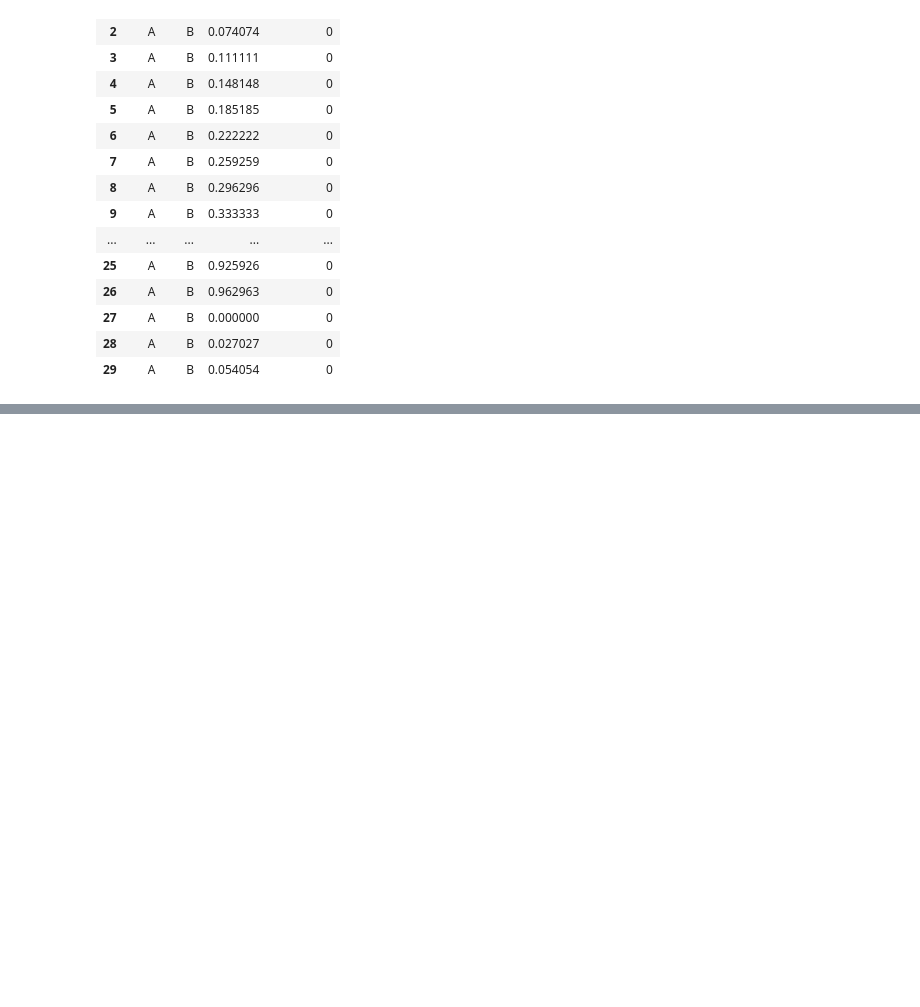
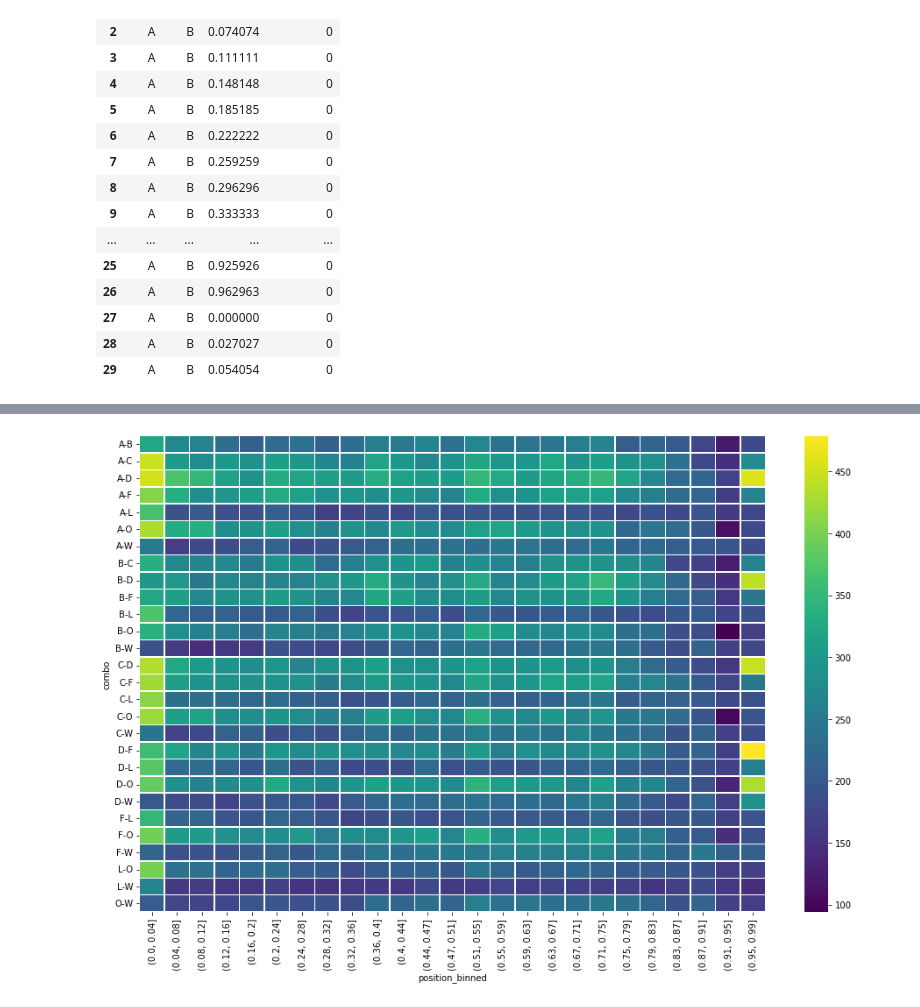
Before and after one commit to SofieMoors/collateconstraints, a Jupyter notebook: src/align.ipynb, the cells around one changed output, grey strips where cells are left out. Saved outputs shown, nothing was run; the diff lists cells and outputs as text; code cells hidden in the pictures; blank space fills up the shorter version.

```diff
--- a/src/align.ipynb
+++ b/src/align.ipynb
@@ -152,0 +156,10 @@ mismatches.groupby('position')['mismatch'].mean().rolling(window=100).mean().plo
+# %%
+bins = 25
+
+edges = np.linspace(mismatches.position.min(), mismatches.position.max(), bins+1).astype(float).round(2)
+
+labels = [f'({edges[i]}, {edges[i+1]}]' for i in range(bins)]
+mismatches['position_binned'] = pd.cut(mismatches.position, bins=bins, labels=labels)
+mismatches['combo'] = mismatches["ms1"]+'-'+mismatches["ms2"]
+
+mismatches
@@ -152,0 +180,3 @@ mismatches.groupby('position')['mismatch'].mean().rolling(window=100).mean().plo
+# %%
+df_binned = mismatches.groupby(['position_binned', 'combo'])['mismatch'].sum().reset_index()
+df_binned
@@ -152,0 +197,8 @@ mismatches.groupby('position')['mismatch'].mean().rolling(window=100).mean().plo
+# %%
+result_binned = df_binned.pivot(index='combo', columns='position_binned', values='mismatch')
+fig, ax = plt.subplots(figsize=(16,10))
+
+sns.heatmap(result_binned, fmt="g", cmap='viridis', linewidths=.5) #annot=True
+plt.show()
+# %% [output]
+[figure, added]
```
Also changed, not shown: parts of 7 cells of this notebook.
